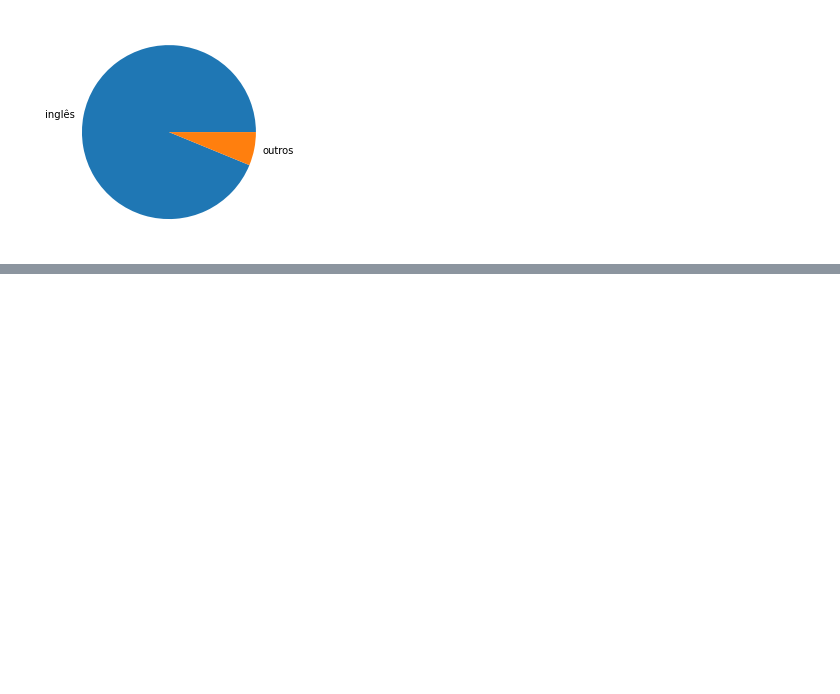
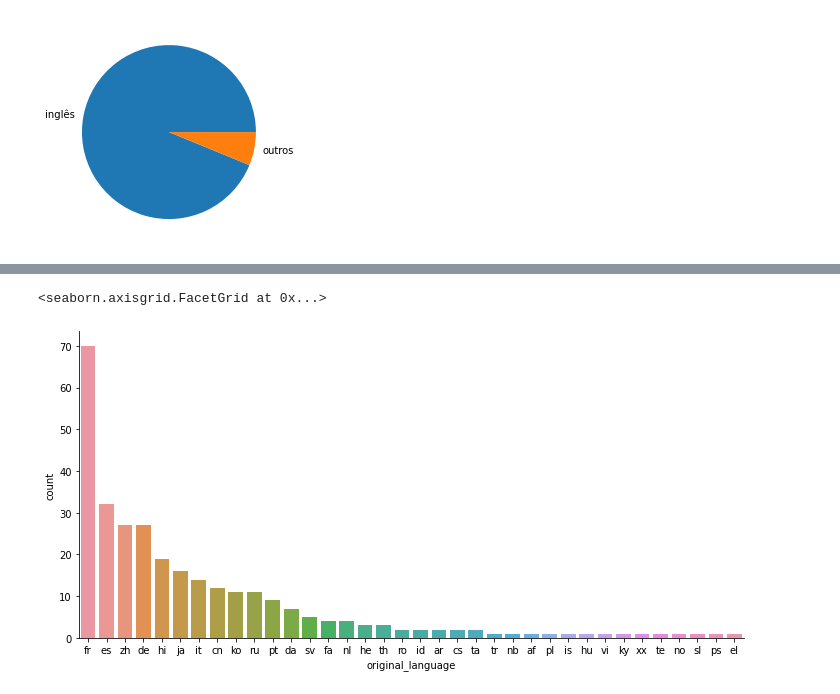
Before and after one commit to magnumveras/datascience, a Jupyter notebook: IntroducaoDC2.ipynb, the cells around one changed output, grey strips where cells are left out. Saved outputs shown, nothing was run; the diff lists cells and outputs as text; code cells hidden in the pictures; blank space fills up the shorter version.

```diff
--- a/IntroducaoDC2.ipynb
+++ b/IntroducaoDC2.ipynb
@@ -166,4 +166,4 @@ notas.query("original_language != 'en'")
 | 4798 | 220000 | [{"id": 28, "name": "Action"}, {"... | NaN | 9367 | [{"id": 5616, "name": "united sta... | es | El Mariachi | El Mariachi just wants to play hi... | ... |
 298 rows × 20 columns
 # %%
-notas.query("original_language != 'en'").original_language.value_counts()
+total_notas_sem_ingles = notas.query("original_language != 'en'").original_language.value_counts()
@@ -212,0 +200,7 @@ plt.pie(x="total", labels="lingua", data=dados)
+# %%
+sns.catplot(x = "original_language", kind="count", data = total_por_lingua_sem_ingles,
+            aspect = 2,
+            order = total_notas_sem_ingles.index)
+# %% [output]
+<seaborn.axisgrid.FacetGrid at 0x...>
+[figure, added]
```
Also changed, not shown: parts of 3 cells of this notebook.
